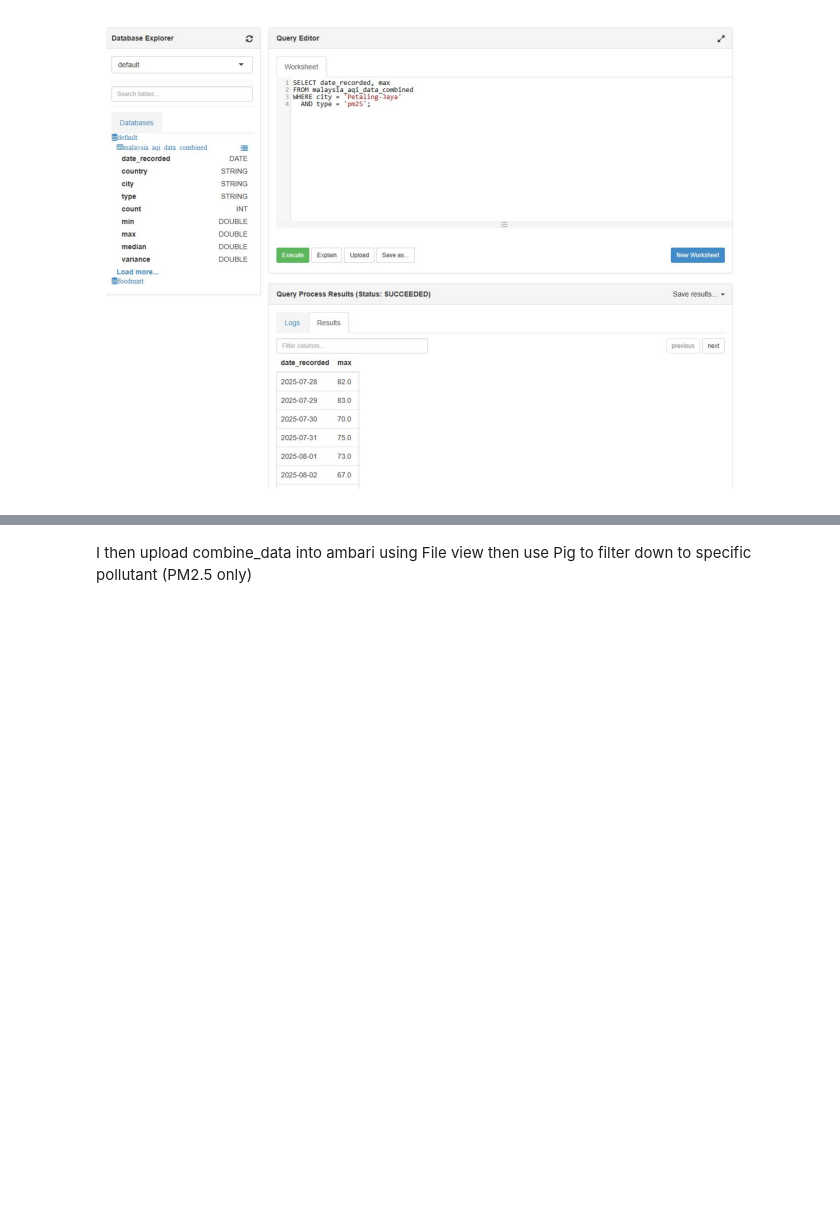
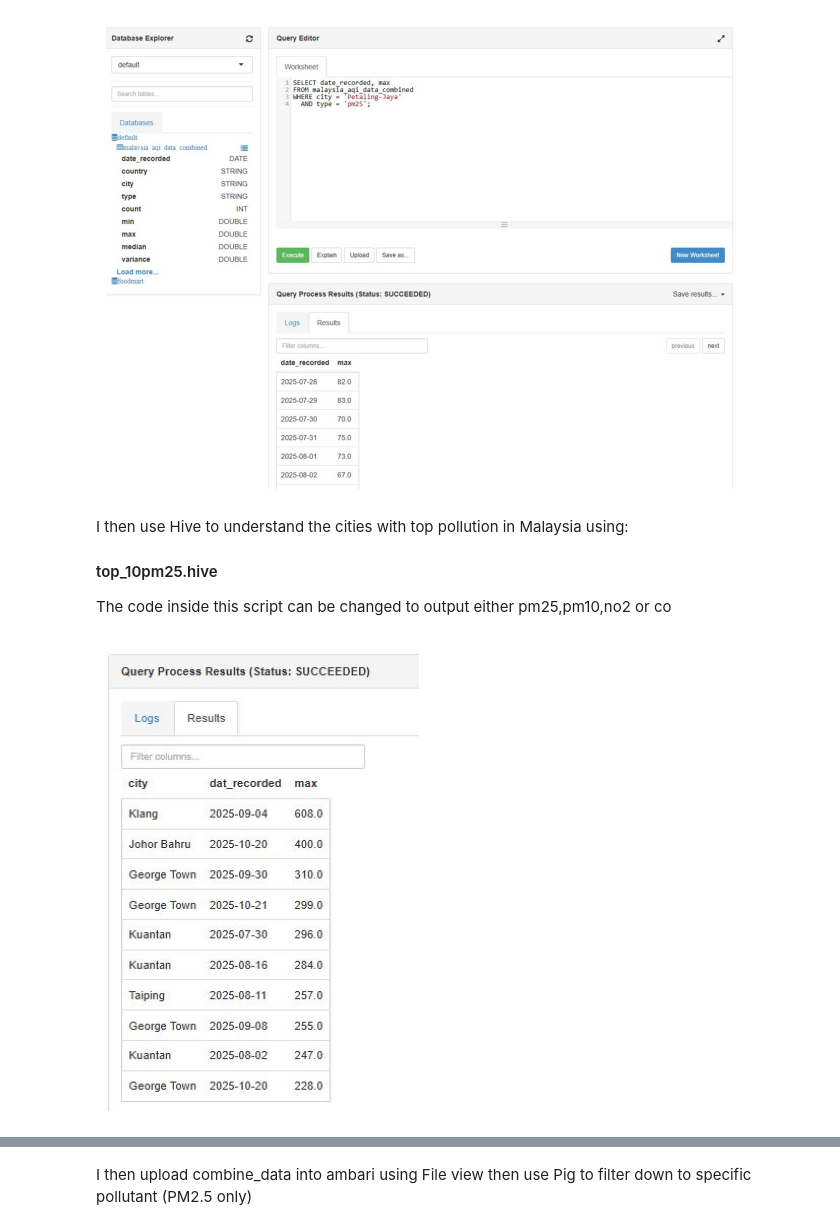
Before and after one commit to muzaffarizamuddin/P166246_Data_Management_Final_Report, a Jupyter notebook: historical_AQI_data_combine.ipynb, the cells around one changed output, grey strips where cells are left out. Saved outputs shown, nothing was run; the diff lists cells and outputs as text; code cells hidden in the pictures; blank space fills up the shorter version.

Commit message:
add hive outputs and comments

```diff
--- a/historical_AQI_data_combine.ipynb
+++ b/historical_AQI_data_combine.ipynb
@@ -341,3 +341,12 @@ Example Hive data filtering as below image
 show_github_img("images/pm25_petaling_jaya.JPG")
 # %% [output]
 [figure]
+# %% [markdown]
+I then use Hive to understand the cities with top pollution in Malaysia using:
+#### top_10pm25.hive
+
+The code inside this script can be changed to output either pm25,pm10,no2 or co
+# %%
+show_github_img("images/top10_pm25.JPG")
+# %% [output]
+[figure, added]
```
Also changed, not shown: parts of 2 cells of this notebook.
